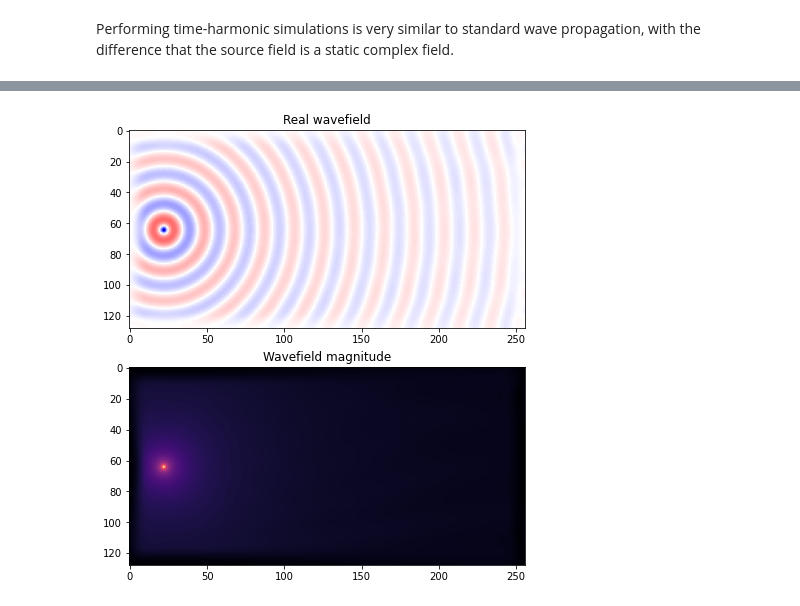
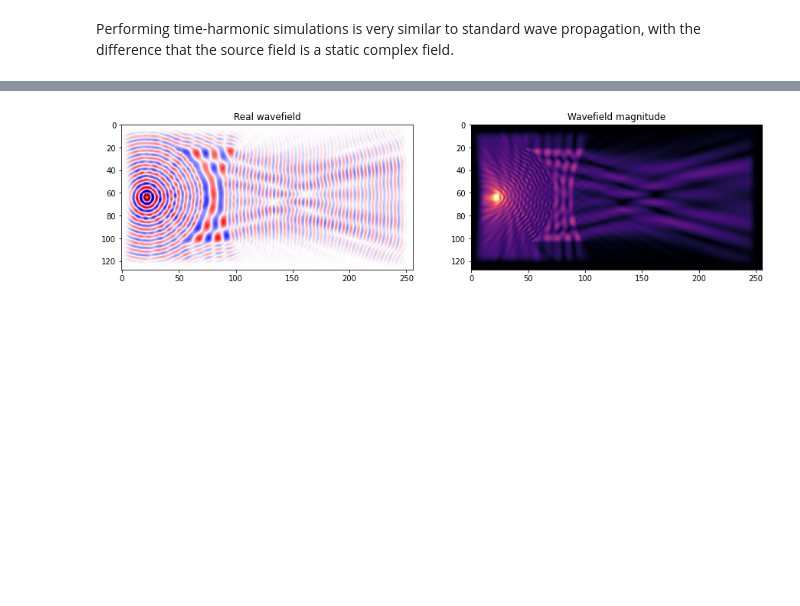
Before and after one commit to ucl-bug/jwave, a Jupyter notebook: docs/notebooks/helmholtz_problem.ipynb, the cells around one changed output, grey strips where cells are left out. Cells and saved outputs as stored; diff of their text form; code cells hidden in the pictures; blank space fills up the shorter version.

Commit message:
helmholtz notebook update

```diff
--- a/docs/notebooks/helmholtz_problem.ipynb
+++ b/docs/notebooks/helmholtz_problem.ipynb
@@ -44,10 +44,10 @@ key = random.PRNGKey(42)
 # Defining geometry
 N = (128, 256)         # Grid size
 dx = (0.001, 0.001)          # Spatial resolution
-omega = 500e3              # Wavefield omega = 2*pi*f
+omega = 1.5e6              # Wavefield omega = 2*pi*f
 target = [160,360]     # Target location
 
-# Making geometry
+# Defining the domain
 domain = Domain(N, dx)
 # %% [markdown]
 Performing time-harmonic simulations is very similar to standard wave propagation, with the difference that the source field is a static complex field.
@@ -70,9 +70,9 @@ _ = plot_complex_field(src)
 sound_speed = jnp.zeros(N)
 sound_speed = sound_speed.at[20:105,20:200].set(1.)
 sound_speed = sound_speed*(1-_circ_mask(N, 90,[64,180]))*(1-_circ_mask(N,50,[64,22])) +1
-sound_speed = FourierSeries(jnp.expand_dims(sound_speed,-1), domain)*0 + 1540
-density = sound_speed*0 + 1.
-attenuation = density*0
+sound_speed = FourierSeries(jnp.expand_dims(sound_speed,-1), domain)*1540
+density = 1 #sound_speed*0 + 1.
+attenuation = 0.0 #density*0
 
 medium = Medium(
     domain=domain,
@@ -83,5 +83,5 @@ medium = Medium(
 )
 
 # Show sound speed
-_ = show_positive_field(sound_speed, aspect='equal')
+_ = show_positive_field(sound_speed, aspect='equal', figsize=(10, 4))
 # %% [output]
@@ -89,15 +89,17 @@ _ = show_positive_field(sound_speed, aspect='equal')
 # %%
-from jwave.acoustics.time_harmonic import helmholtz_solver
+from jwave.acoustics.time_harmonic import helmholtz_solver, helmholtz
 from jax import jit
 
+params = helmholtz(src, medium, omega)._op_params
+
 @jit
-def solve_helmholtz(medium):
-    return helmholtz_solver(medium, omega, src)
+def solve_helmholtz(medium, params):
+    return helmholtz_solver(medium, omega, src, params=params)
 
-field = solve_helmholtz(medium)
+field = solve_helmholtz(medium, params)
 # %%
-_ = plot_complex_field(field)
+_ = plot_complex_field(field, max_intensity=0.2)
 # %% [output]
-[figure, old version]
+[figure, new version]
 # %%
 print("Runtime with GMRES")
```
Also changed, not shown: parts of 9 cells of this notebook, 6 other files.
